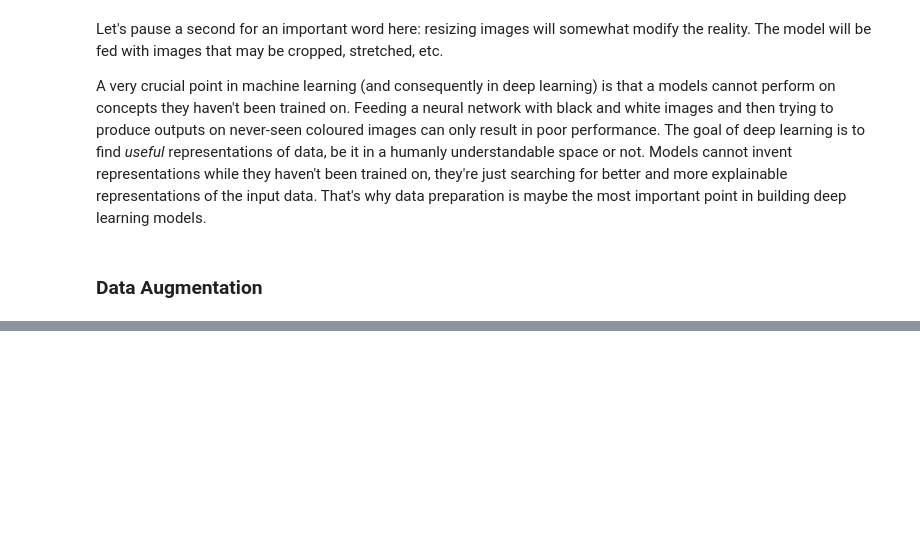
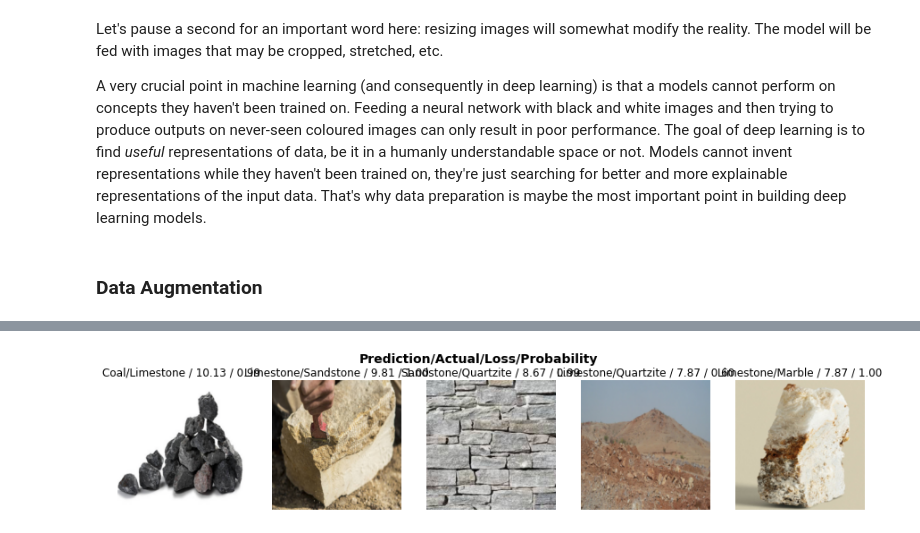
Before and after one commit to antounes/deep-learning-fastai-pytorch, a Jupyter notebook: 02_from_model_to_production.ipynb, the cells around one changed output, grey strips where cells are left out. Cells and saved outputs as stored; diff of their text form; code cells hidden in the pictures; blank space fills up the shorter version.

```diff
--- a/02_from_model_to_production.ipynb
+++ b/02_from_model_to_production.ipynb
@@ -125,0 +158,5 @@ A very crucial point in machine learning (and consequently in deep learning) is
+# %%
+# Plot top losses
+interp.plot_top_losses(5, nrows=1)
+# %% [output]
+[figure, added]
```
Also changed, not shown: parts of 8 cells of this notebook.
